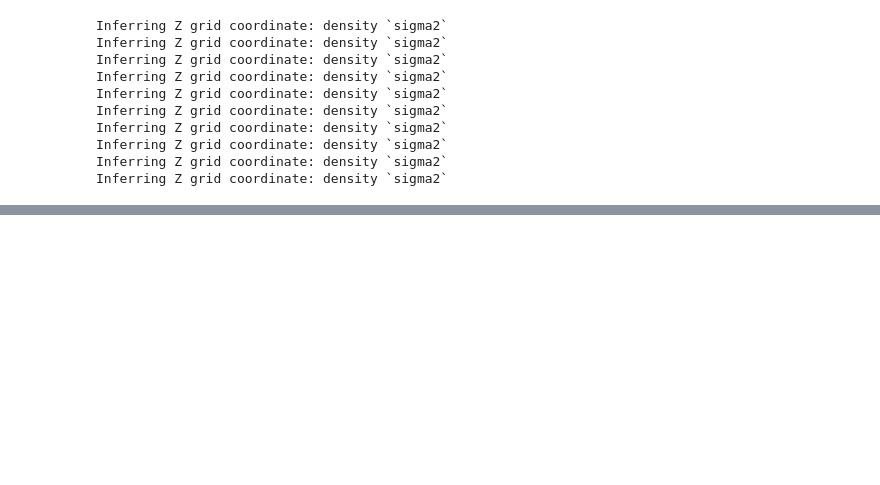
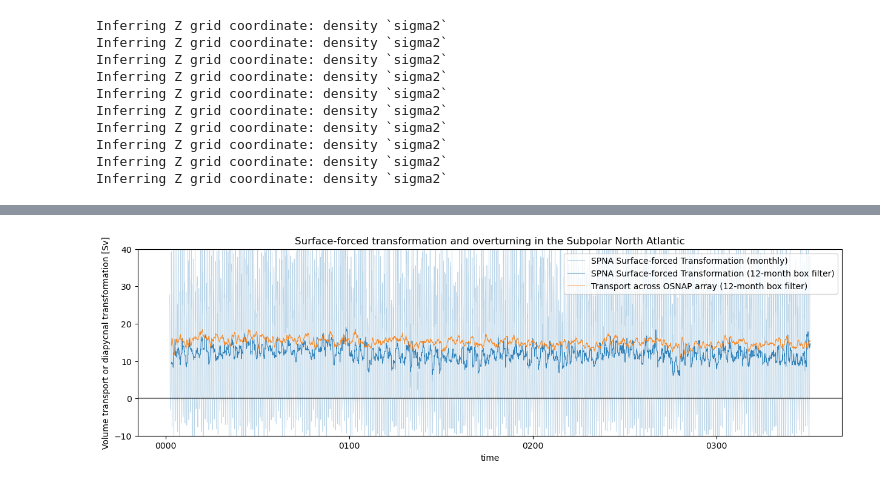
Before and after one commit to hdrake/tosnap, a Jupyter notebook: notebooks/1_analysis.ipynb, the cells around one changed output, grey strips where cells are left out. Drawn from its saved outputs; the diff is of its cells as text; code cells hidden in the pictures; blank space fills up the shorter version.

```diff
--- a/notebooks/1_analysis.ipynb
+++ b/notebooks/1_analysis.ipynb
@@ -60,0 +87,25 @@ plt.savefig("../figures/AtlantOS_arrays.png", bbox_inches="tight", dpi=200)
+# %%
+spna = (atl.region_dict["Labrador_Sea"].save["wmt"] + atl.region_dict["Irminger_Sea"].save["wmt"]).sel(exp="control")
+osnap = (
+     (-atl.region_dict["Labrador_Sea"].children["OSNAP West"].save["wmt"]["convergent_mass_transport"])
+    +(-atl.region_dict["Irminger_Sea"].children["OSNAP East"].save["wmt"]["convergent_mass_transport"])
+).sel(exp="control")
+
+sigma2_osnap_max = osnap.mean("time").idxmax("sigma2_l_target")
+osnap_max = osnap.sel(sigma2_l_target=sigma2_osnap_max.values)
+sfwmt_max = spna.boundary_fluxes.sel(sigma2_l_target=sigma2_osnap_max.values)
+# %%
+toSv = 1e-6/1035.
+plt.figure(figsize=(15,4))
+(sfwmt_max*toSv).plot(color="C0", lw=0.6, alpha=0.3, label="SPNA Surface-forced Transformation (monthly)")
+(sfwmt_max*toSv).rolling({"time":12}).mean("time").plot(color="C0", lw=0.75, alpha=0.9, label="SPNA Surface-forced Transformation (12-month box filter)")
+
+(osnap_max*toSv).rolling({"time":12}).mean("time").plot(color="C1", lw=0.75, alpha=0.9, label="Transport across OSNAP array (12-month box filter)")
+plt.ylim(-10, 40)
+plt.axhline(0., color="k", alpha=0.5)
+plt.legend(loc="upper right")
+plt.title("Surface-forced transformation and overturning in the Subpolar North Atlantic")
+plt.ylabel("Volume transport or diapycnal transformation [Sv]");
+plt.savefig("../figures/transformation_overturning_timeseries.png")
+# %% [output]
+[figure, added]
```
Also changed, not shown: parts of 2 cells of this notebook, 2 other files.
